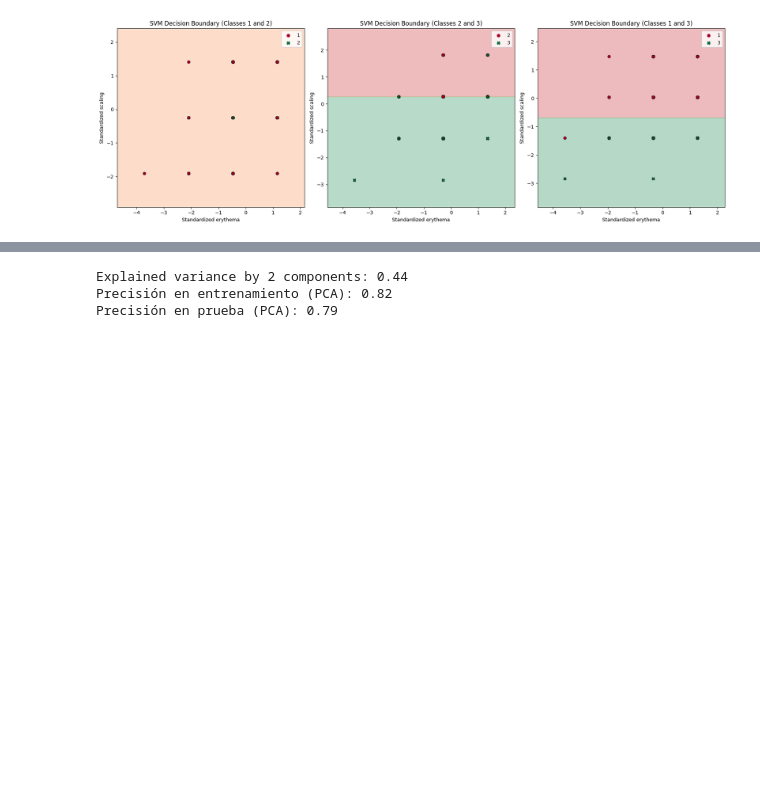
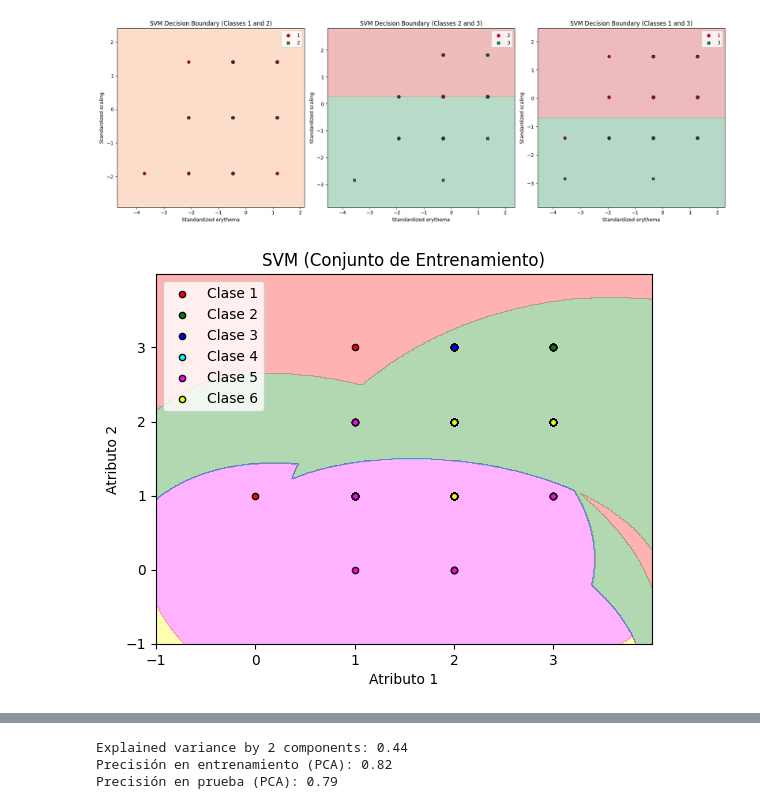
Before and after one commit to Urbii22/Sistemas-Inteligentes, a Jupyter notebook: Practica2_Reconocimiento_de_Patrones/Practica2-Clasificacion-Parte-II-VEstudiantes-Curso-2024-2025/DermatologyLoadingAndClassifOK-VEstudiantes.ipynb, the cells around one changed output, grey strips where cells are left out. Cells and saved outputs as stored; diff of their text form; code cells hidden in the pictures; blank space fills up the shorter version.

```diff
--- a/Practica2_Reconocimiento_de_Patrones/Practica2-Clasificacion-Parte-II-VEstudiantes-Curso-2024-2025/DermatologyLoadingAndClassifOK-VEstudiantes.ipynb
+++ b/Practica2_Reconocimiento_de_Patrones/Practica2-Clasificacion-Parte-II-VEstudiantes-Curso-2024-2025/DermatologyLoadingAndClassifOK-VEstudiantes.ipynb
@@ -623,3 +625,84 @@ plt.tight_layout()
 plt.show()
 # %% [output]
 [figure]
+# %%
+import numpy as np
+import matplotlib.pyplot as plt
+from matplotlib.colors import ListedColormap
+
+# Supongamos que ya tienes tu SVM entrenado llamado 'svm_classifier'
+# y que tienes un scaler llamado 'scaler' si aplicaste escalado a tus datos.
+
+# Selección de dos características para la visualización
+# Por ejemplo, seleccionemos el primer y segundo atributo.
+# Cambia los índices según las características que desees visualizar.
+feature_1 = 0
+feature_2 = 1
+
+# Obtener las medias de las otras características para fijarlas
+if X_train.shape[1] > 2:
+    fixed_features = np.mean(X_train[:, 2:], axis=0)
+else:
+    fixed_features = np.array([])  # No hay características adicionales
+
+# Crear una malla de puntos para la visualización
+x_min, x_max = X_train[:, feature_1].min() - 1, X_train[:, feature_1].max() + 1
+y_min, y_max = X_train[:, feature_2].min() - 1, X_train[:, feature_2].max() + 1
+X1, X2 = np.meshgrid(np.arange(x_min, x_max, 0.01),
+                     np.arange(y_min, y_max, 0.01))
+
+# Preparar los puntos de la malla para la predicción
+# Para cada punto en la malla, combinamos las dos características seleccionadas
+# con los valores fijos de las demás características
+grid_points = np.c_[X1.ravel(), X2.ravel()]
+
+if X_train.shape[1] > 2:
+    # Crear una matriz de las características fijas
+    fixed_part = np.tile(fixed_features, (grid_points.shape[0], 1))
+    # Combinar las dos características con las características fijas
+    grid_points_full = np.hstack((grid_points, fixed_part))
+else:
+    grid_points_full = grid_points
+
+# Si aplicaste escalado a los datos, escalar los puntos de la malla
+# Asegúrate de que 'scaler' está definido y entrenado previamente
+# Si no usaste escalado, puedes omitir esta parte
+# grid_points_scaled = scaler.transform(grid_points_full)
+# Z = svm_classifier.predict(grid_points_scaled)
+
+# Si no usaste escalado:
+Z = svm_model.predict(grid_points_full)
+
+# Reshape de las predicciones para que coincidan con la malla
+Z = Z.reshape(X1.shape)
+
+# Definir un mapa de colores con al menos 6 colores para las 6 clases
+cmap = ListedColormap(['red', 'green', 'blue', 'cyan', 'magenta', 'yellow'])
+
+# Graficar el límite de decisión
+plt.contourf(X1, X2, Z, alpha=0.3, cmap=cmap)
+
+# Configurar los límites de los ejes
+plt.xlim(X1.min(), X1.max())
+plt.ylim(X2.min(), X2.max())
+
+# Graficar los puntos de entrenamiento
+# Asegúrate de que 'y_train' tenga valores entre 0 y 5 para las 6 clases
+for i, class_label in enumerate(np.unique(y_train)):
+    plt.scatter(
+        X_train[y_train == class_label, feature_1],
+        X_train[y_train == class_label, feature_2],
+        c=[cmap(i)],
+        label=f'Clase {class_label}',
+        edgecolor='k',
+        s=20
+    )
+
+# Añadir títulos y etiquetas
+plt.title('SVM (Conjunto de Entrenamiento)')
+plt.xlabel('Atributo {}'.format(feature_1 + 1))  # Ajusta según el nombre real
+plt.ylabel('Atributo {}'.format(feature_2 + 1))  # Ajusta según el nombre real
+plt.legend()
+plt.show()
+# %% [output]
+[figure, added]
```
Also changed, not shown: parts of 17 cells of this notebook.
